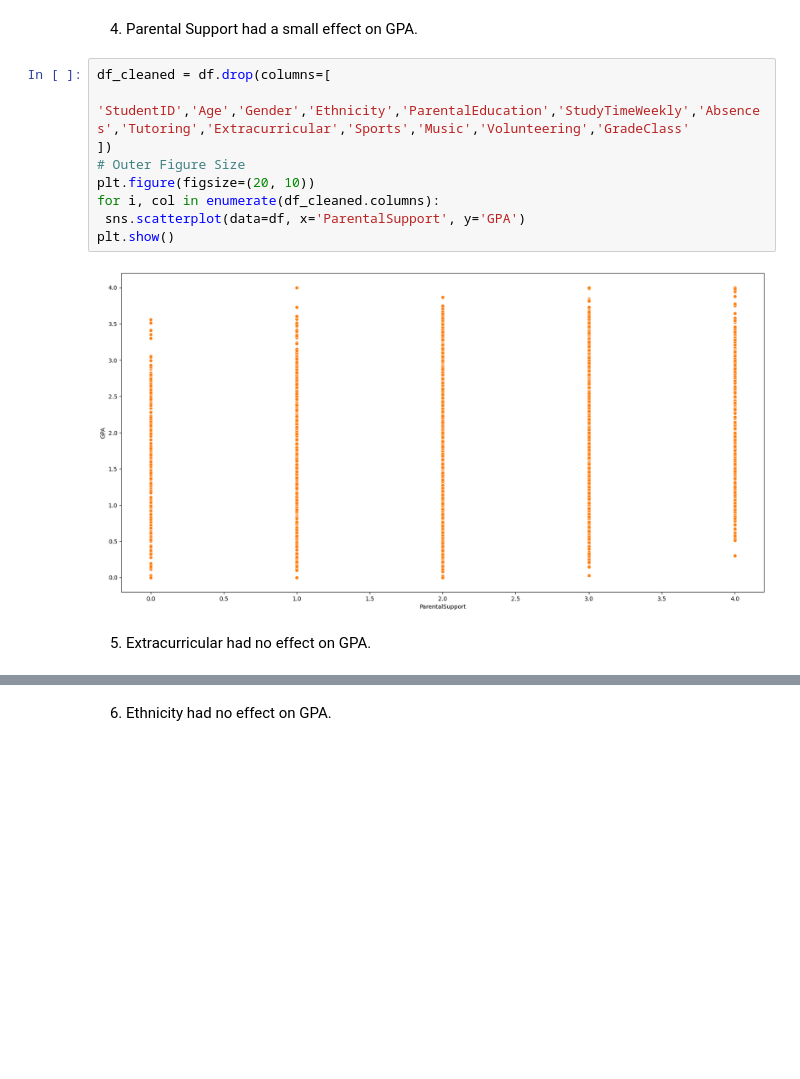
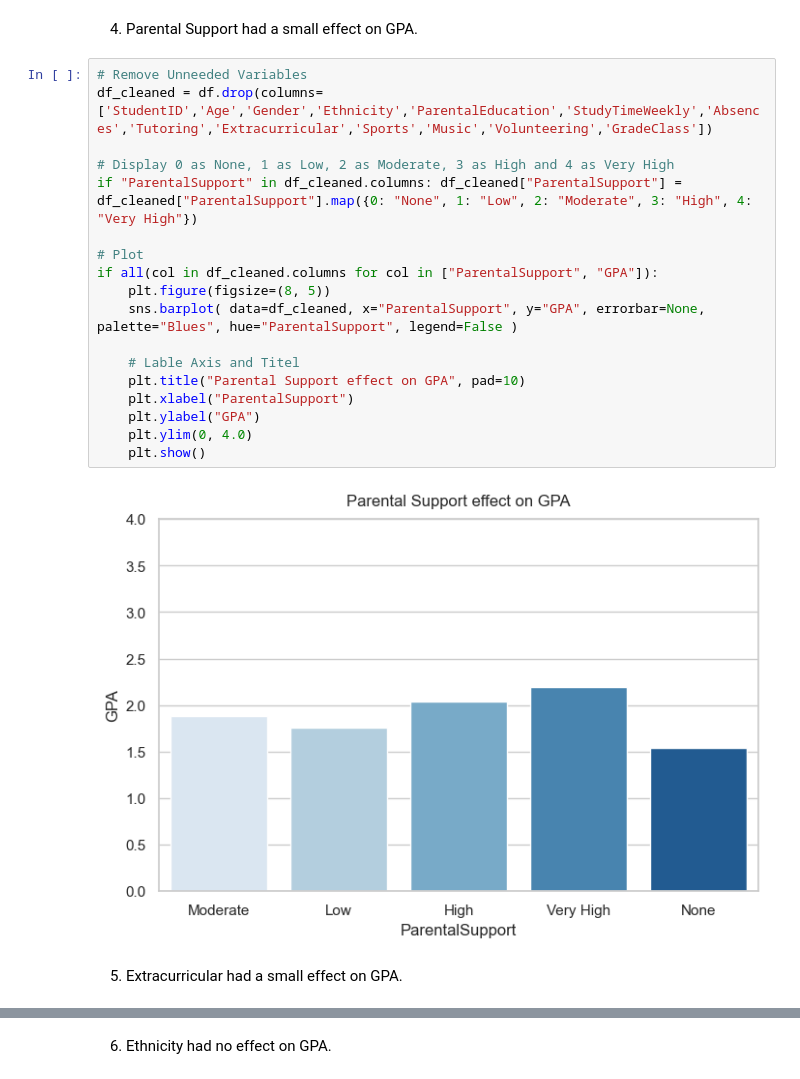
Before and after one commit to BeardedSeal77/MLG382_Guided_Project, a Jupyter notebook: Notebooks/Group T.ipynb, the cells around one changed output, grey strips where cells are left out. Drawn from its saved outputs; the diff is of its cells as text; blank space fills up the shorter version.

```diff
--- a/Notebooks/Group T.ipynb
+++ b/Notebooks/Group T.ipynb
@@ -281,16 +285,25 @@ plt.show()
 # %% [markdown]
 4. Parental Support had a small effect on GPA.
 # %%
-df_cleaned = df.drop(columns=[
-    'StudentID','Age','Gender','Ethnicity','ParentalEducation','StudyTimeWeekly','Absences','Tutoring','Extracurricular','Sports','Music','Volunteering','GradeClass'
-])
-# Outer Figure Size
-plt.figure(figsize=(20, 10))
-for i, col in enumerate(df_cleaned.columns):
- sns.scatterplot(data=df, x='ParentalSupport', y='GPA')
-plt.show()
+# Remove Unneeded Variables
+df_cleaned = df.drop(columns=['StudentID','Age','Gender','Ethnicity','ParentalEducation','StudyTimeWeekly','Absences','Tutoring','Extracurricular','Sports','Music','Volunteering','GradeClass'])
+
+# Display 0 as None, 1 as Low, 2 as Moderate, 3 as High and 4 as Very High
+if "ParentalSupport" in df_cleaned.columns: df_cleaned["ParentalSupport"] = df_cleaned["ParentalSupport"].map({0: "None", 1: "Low", 2: "Moderate", 3: "High", 4: "Very High"})
+
+# Plot
+if all(col in df_cleaned.columns for col in ["ParentalSupport", "GPA"]):
+    plt.figure(figsize=(8, 5))
+    sns.barplot( data=df_cleaned, x="ParentalSupport", y="GPA", errorbar=None, palette="Blues", hue="ParentalSupport", legend=False )
+
+    # Lable Axis and Titel
+    plt.title("Parental Support effect on GPA", pad=10)
+    plt.xlabel("ParentalSupport")
+    plt.ylabel("GPA")
+    plt.ylim(0, 4.0)
+    plt.show()
 # %% [output]
-[figure, old version]
+[figure, new version]
 # %% [markdown]
-5. Extracurricular had no effect on GPA.
+5. Extracurricular had a small effect on GPA.
 # %%
```
Also changed, not shown: parts of 16 cells of this notebook, 1 other file.
